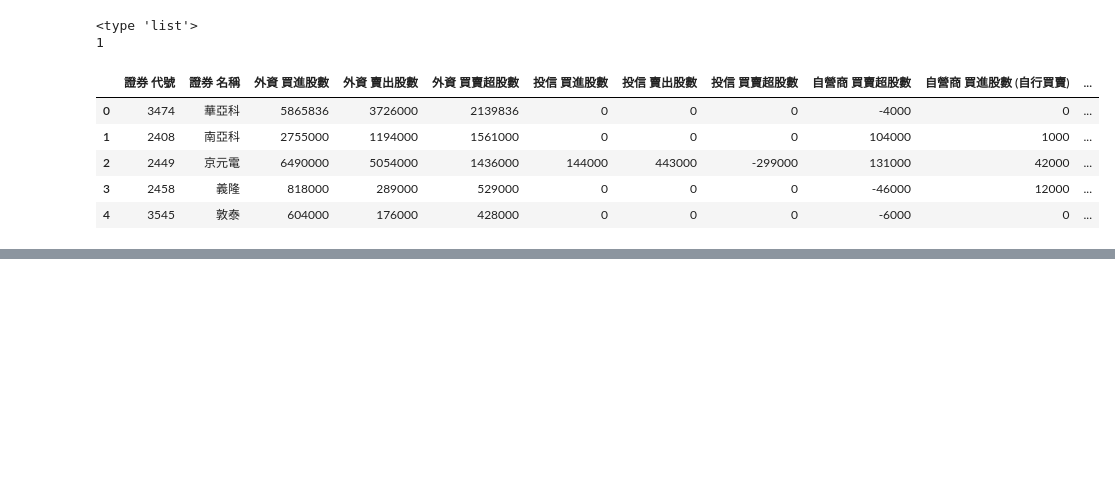
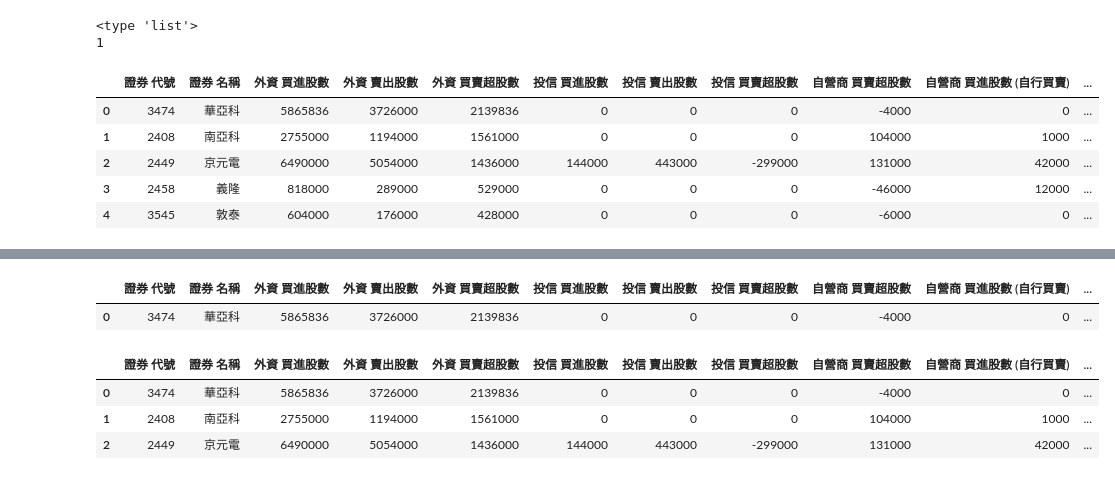
Before and after one commit to ywchiu/pyfinance, a Jupyter notebook: 20160508Demo.ipynb, the cells around one changed output, grey strips where cells are left out. Drawn from its saved outputs; the diff is of its cells as text; code cells hidden in the pictures; blank space fills up the shorter version.

```diff
--- a/20160508Demo.ipynb
+++ b/20160508Demo.ipynb
@@ -695,0 +703,15 @@ stockdf.describe()
+# %%
+#stockdf[u'外資  買賣超股數']
+#stockdf[u'外資  買賣超股數'].max()
+stockdf[stockdf[u'外資  買賣超股數']==stockdf[u'外資  買賣超股數'].max()]
+# %% [output]
+|  | 證券 代號 | 證券 名稱 | 外資 買進股數 | 外資 賣出股數 | 外資 買賣超股數 | 投信 買進股數 | 投信 賣出股數 | 投信 買賣超股數 | 自營商 買賣超股數 | 自營商 買進股數 (自行買賣) | ... |
+| 0 | 3474 | 華亞科 | 5865836 | 3726000 | 2139836 | 0 | 0 | 0 | -4000 | 0 | ... |
+# %%
+stockdf.sort_values( by= u'外資  買賣超股數', ascending=False)
+stockdf.sort_values( by= u'外資  買賣超股數', ascending=False).head(3)
+# %% [output]
+|  | 證券 代號 | 證券 名稱 | 外資 買進股數 | 外資 賣出股數 | 外資 買賣超股數 | 投信 買進股數 | 投信 賣出股數 | 投信 買賣超股數 | 自營商 買賣超股數 | 自營商 買進股數 (自行買賣) | ... |
+| 0 | 3474 | 華亞科 | 5865836 | 3726000 | 2139836 | 0 | 0 | 0 | -4000 | 0 | ... |
+| 1 | 2408 | 南亞科 | 2755000 | 1194000 | 1561000 | 0 | 0 | 0 | 104000 | 1000 | ... |
+| 2 | 2449 | 京元電 | 6490000 | 5054000 | 1436000 | 144000 | 443000 | -299000 | 131000 | 42000 | ... |
```
Also changed, not shown: parts of 10 cells of this notebook.
